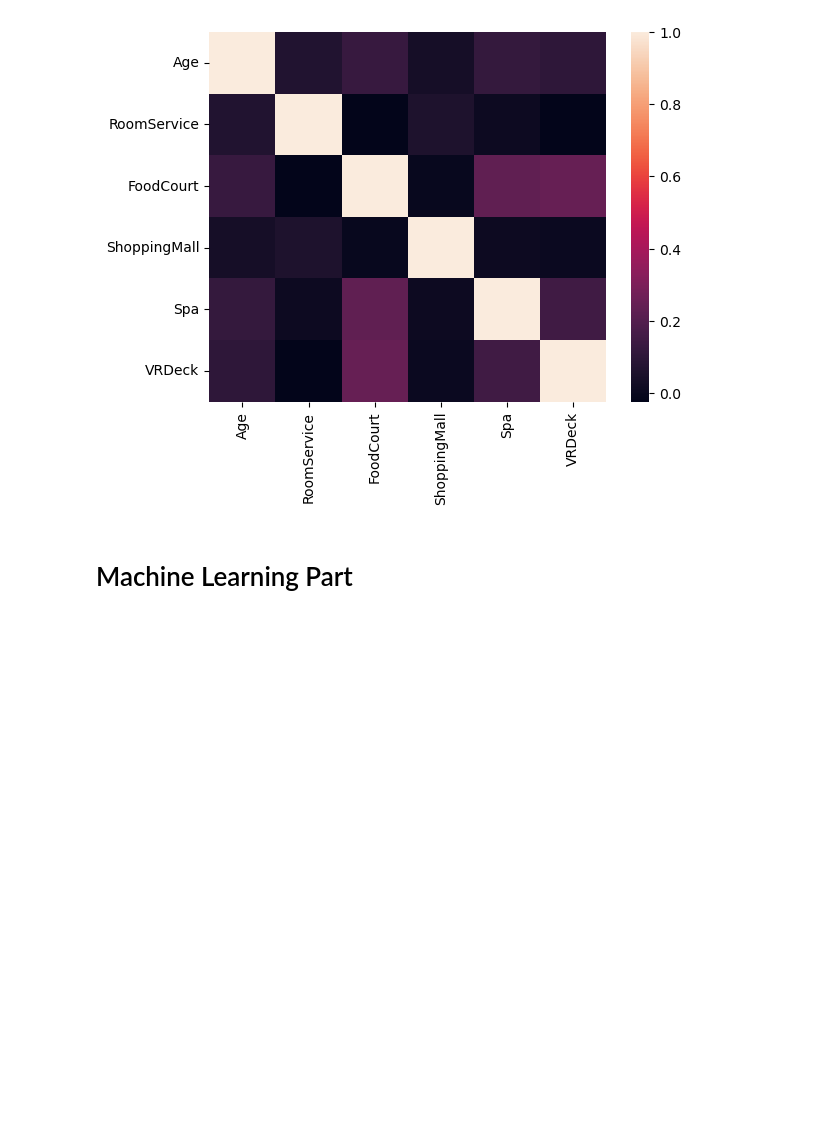
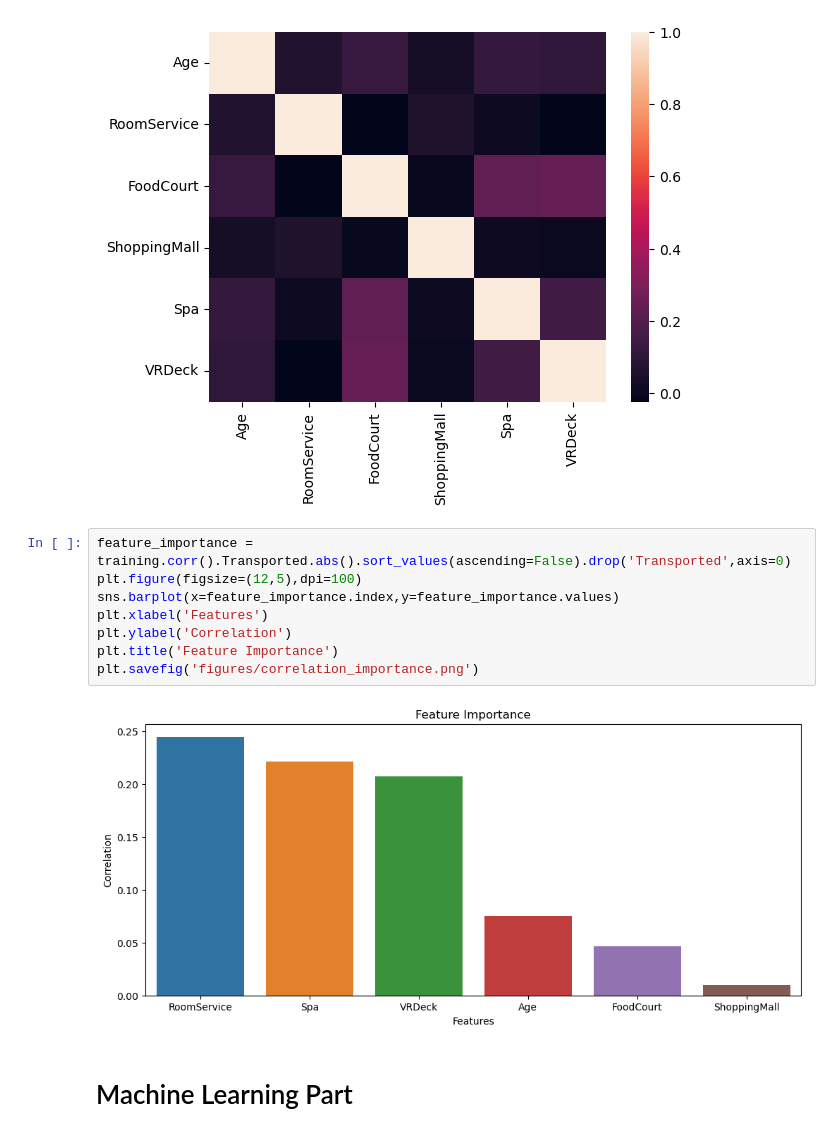
Before and after one commit to lotlouischoitslab/Spaceship_Titanic_Challenge, a Jupyter notebook: Spaceship_Titanic_Code.ipynb, the cells around one changed output. Cells and saved outputs as stored; diff of their text form; blank space fills up the shorter version.

```diff
--- a/Spaceship_Titanic_Code.ipynb
+++ b/Spaceship_Titanic_Code.ipynb
@@ -210,6 +210,16 @@ sns.heatmap(matrix)
 # %% [output]
 <AxesSubplot:>
 [figure]
+# %%
+feature_importance = training.corr().Transported.abs().sort_values(ascending=False).drop('Transported',axis=0)
+plt.figure(figsize=(12,5),dpi=100)
+sns.barplot(x=feature_importance.index,y=feature_importance.values)
+plt.xlabel('Features')
+plt.ylabel('Correlation')
+plt.title('Feature Importance')
+plt.savefig('figures/correlation_importance.png')
+# %% [output]
+[figure, added]
 # %% [markdown]
 # Machine Learning Part
 # %%
```
Also changed, not shown: parts of 6 cells of this notebook, 1 other file.
